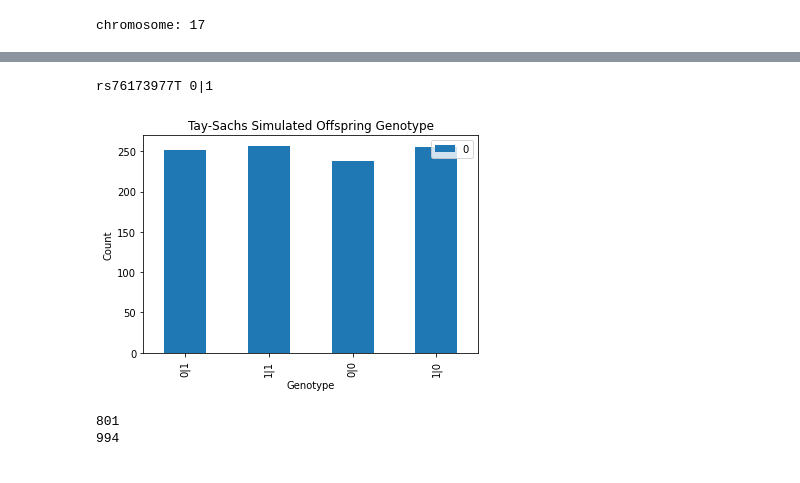
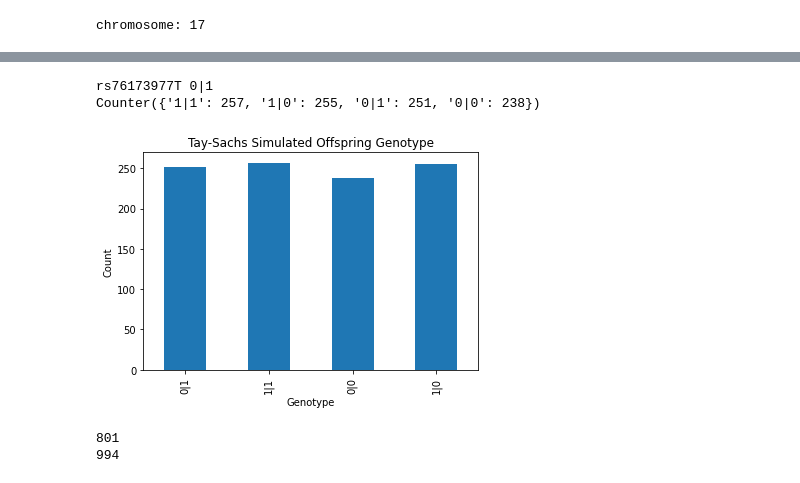
Before and after one commit to aarushi03/Offspring-Simulation-and-Polygenic-Risk-score-analysis, a Jupyter notebook: test.ipynb, the cells around one changed output, grey strips where cells are left out. Saved outputs shown, nothing was run; the diff lists cells and outputs as text; code cells hidden in the pictures.

```diff
--- a/test.ipynb
+++ b/test.ipynb
@@ -207,21 +230,23 @@ snp_df.to_csv(par1_id + '_' + par2_id + '_low_high_ptsd_all_1000.tsv', sep='\t',
 # %%
 from collections import Counter
 # for index, row in snp_df.iterrows():
 ts_df = pd.read_csv('rs76173977_NA12761_NA12815_1000.tsv', sep='\t')
 for index, row in ts_df.loc[ts_df['#CHROM'] == 15].iterrows():
         print(row['ID'] + row[5] + ' ' + row[6])
         gen_counts = Counter(row[7:].values)
+        print(gen_counts)
         graph_df = pd.DataFrame.from_dict(gen_counts, orient='index')
-        ax = graph_df.plot(kind='bar')
+        ax = graph_df.plot(kind='bar', legend=False)
         ax.set_title('Tay-Sachs Simulated Offspring Genotype')
         ax.set_xlabel('Genotype')
         ax.set_ylabel('Count')
         fig = ax.get_figure()
         fig.savefig('ts_dist.png')
         break
 # %% [output]
 rs76173977T 0|1
+Counter({'1|1': 257, '1|0': 255, '0|1': 251, '0|0': 238})
-[figure, old version]
+[figure, new version]
 # %%
 all_parent_df = pd.read_csv('all_parents.txt', sep='\t', names=header, index_col=False)
 # %%
```
Also changed, not shown: parts of 30 cells of this notebook.
